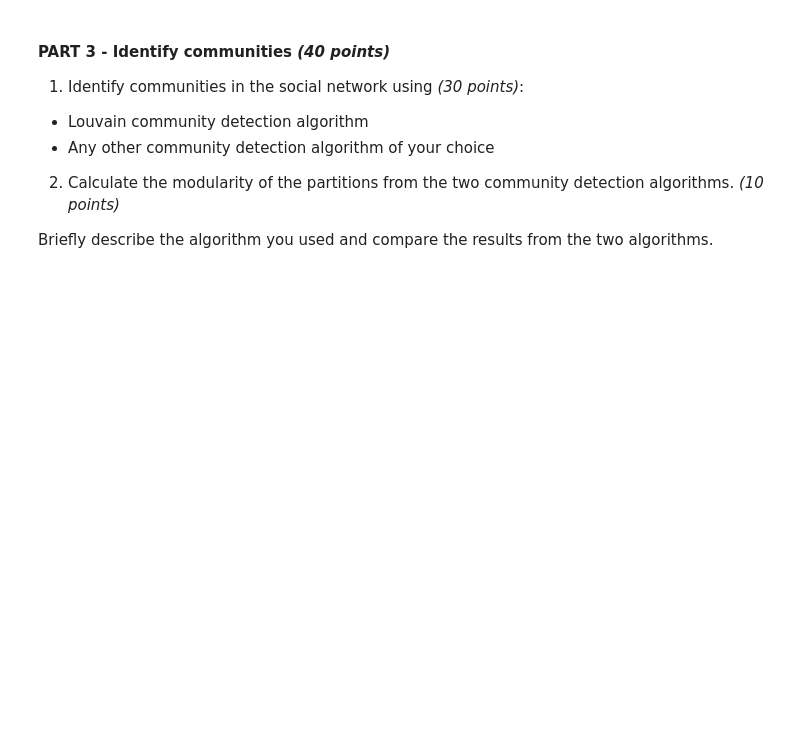
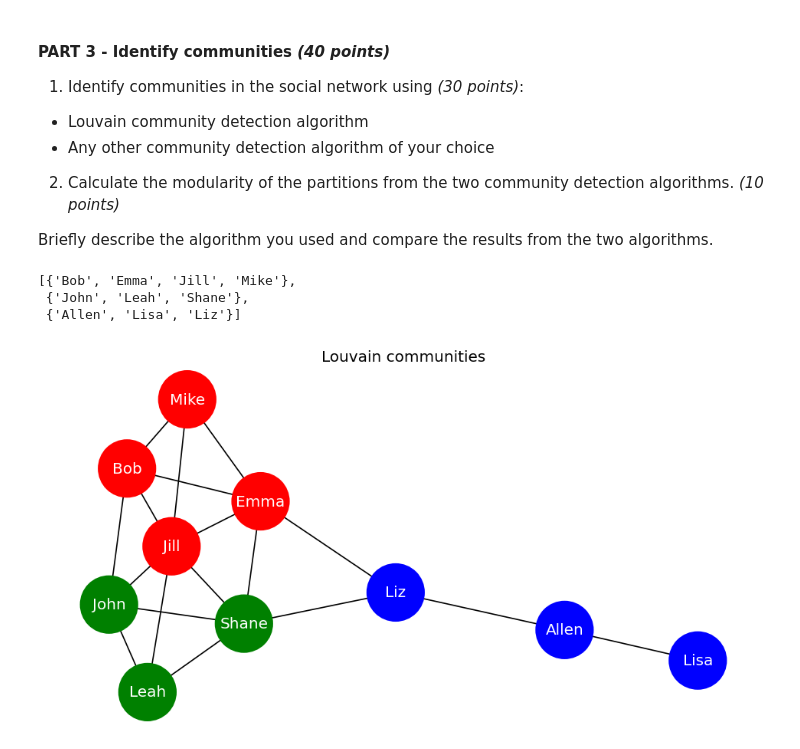
Before and after one commit to aiquiamjot/App_Physics157, a Jupyter notebook: submissions/AP157_lab_assignment_C1.ipynb, the cells around one changed output. Drawn from its saved outputs; the diff is of its cells as text; code cells hidden in the pictures; blank space fills up the shorter version.

```diff
--- a/submissions/AP157_lab_assignment_C1.ipynb
+++ b/submissions/AP157_lab_assignment_C1.ipynb
@@ -85,7 +85,7 @@ edges = G.number_of_edges()
 
 D = nx.diameter(G) # network diameter
 nd = (edges)/((nodes*(nodes-1))/2)  # network density
-degree = edges/nodes
+degree = (2*edges)/nodes
 
 print('Diameter:\t\t',D)
 print('Network Density:\t',nd)
@@ -186,3 +186,28 @@ df.sort_values(by=['Closeness Centrality'],ascending=False)     # sorted by clos
 2. Calculate the modularity of the partitions from the two community detection algorithms. *(10 points)*
 
 Briefly describe the algorithm you used and compare the results from the two algorithms.
+# %%
+comm_louvain = nx.community.louvain_communities(G, seed=1234567890)
+comm_louvain
+# %% [output]
+[{'Bob', 'Emma', 'Jill', 'Mike'},
+ {'John', 'Leah', 'Shane'},
+ {'Allen', 'Lisa', 'Liz'}]
+# %%
+node_colors = []
+color_map = ['r', 'g','b']  # Adjust colors for your preference (3 colors)
+for node in G.nodes():
+  community_found = False
+  for i, community in enumerate(comm_louvain):
+    if node in community:
+      node_colors.append(color_map[i % len(color_map)])  # Use modulo to handle more communities than colors
+      community_found = True
+      break  # Exit inner loop once community is found for the node
+
+pos = nx.spring_layout(G, seed=100)  # Get node positions (layout algorithm)
+plt.figure(figsize=(10,5), dpi = 120)
+plt.title('Louvain communities')
+nx.draw(G, pos=pos, node_color=node_colors, node_size=2000, font_color='white', with_labels=True)
+plt.show()
+# %% [output]
+[figure, added]
```
Also changed, not shown: parts of 6 cells of this notebook.
